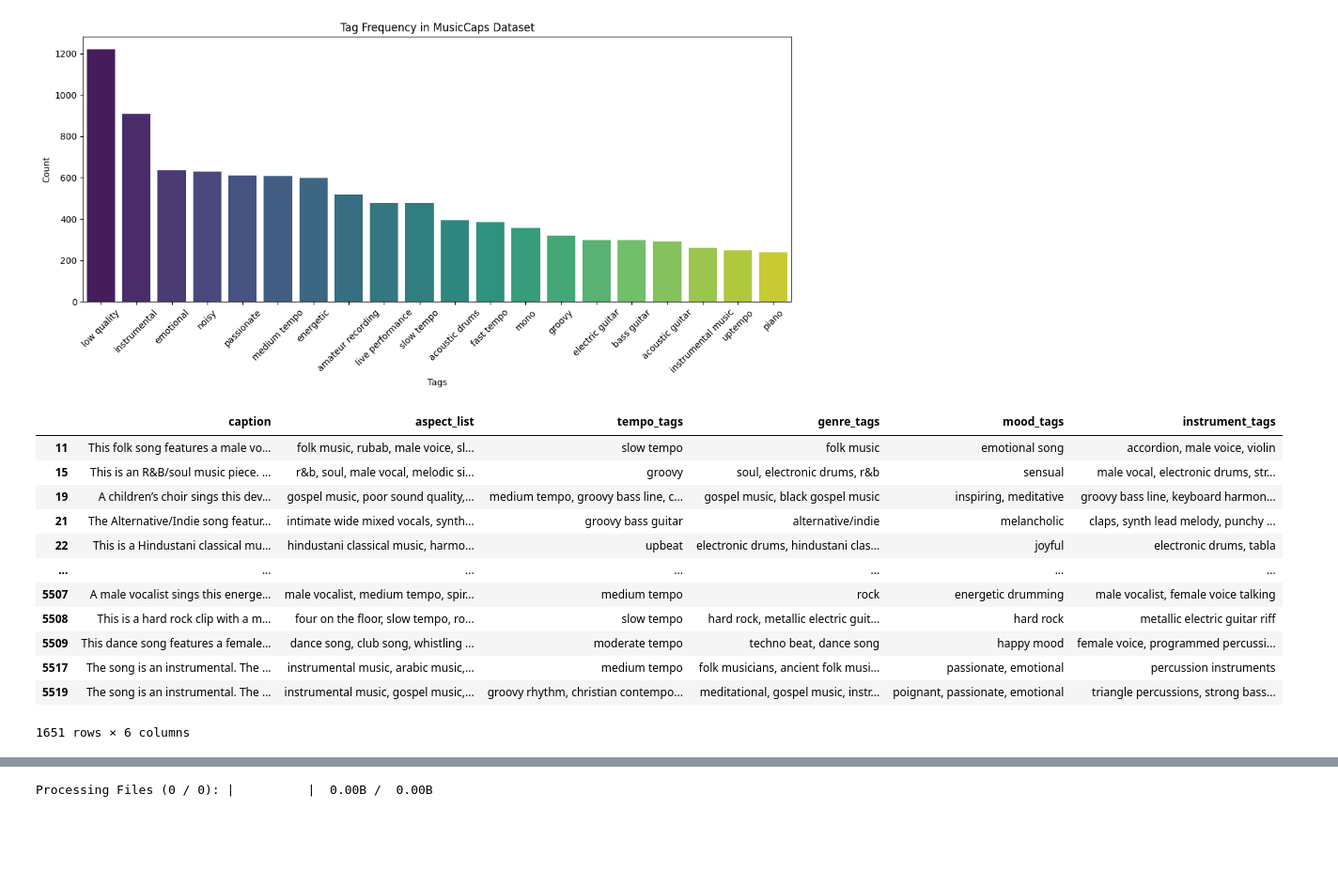
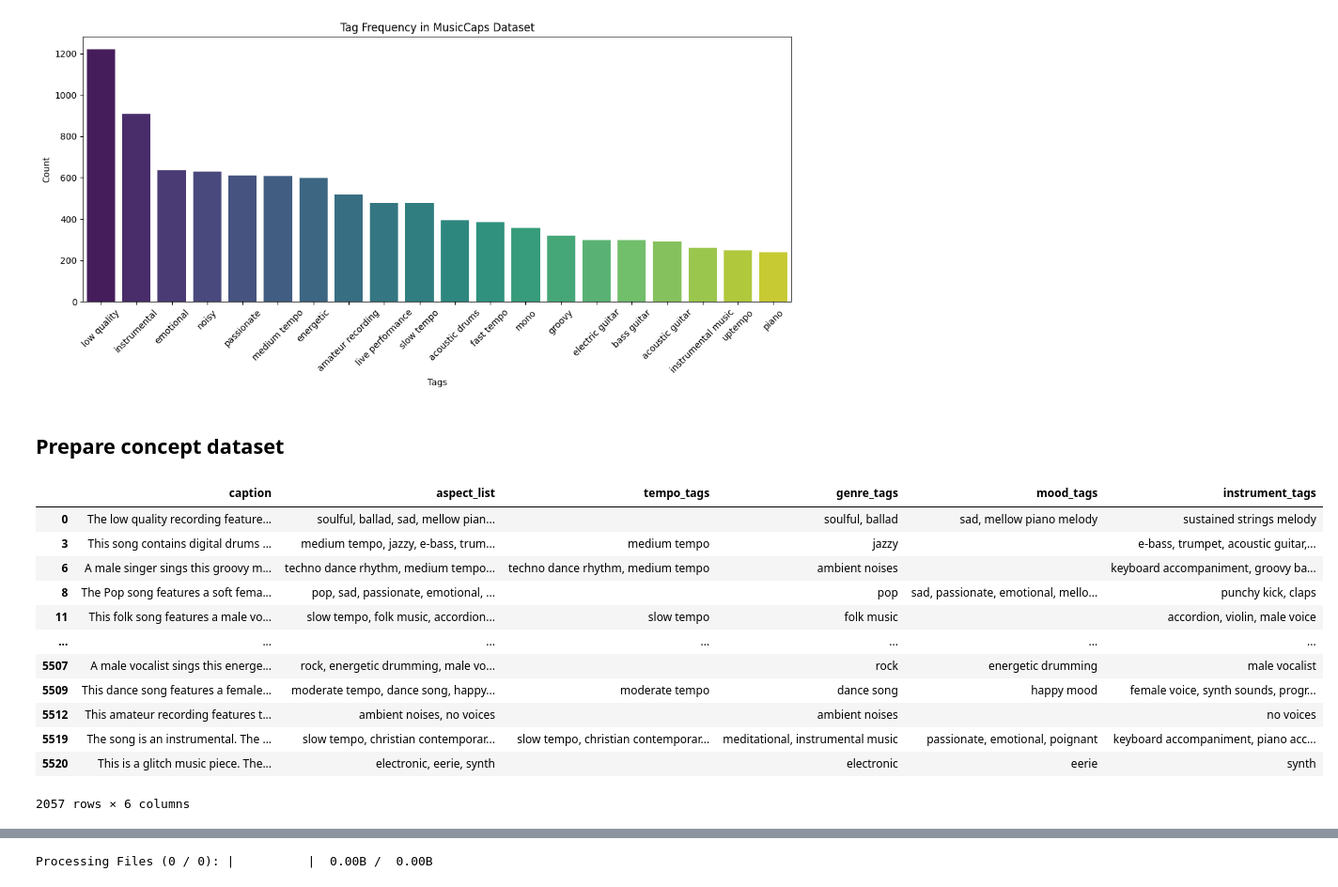
Before and after one commit to BrunoSienkiewicz/ConceptCaps, a Jupyter notebook: notebooks/tags-to-description-dataset.ipynb, the cells around one changed output, grey strips where cells are left out. Shown at 94% size. Drawn from its saved outputs; the diff is of its cells as text; code cells hidden in the pictures; blank space fills up the shorter version.

```diff
--- a/notebooks/tags-to-description-dataset.ipynb
+++ b/notebooks/tags-to-description-dataset.ipynb
@@ -38,12 +44,14 @@ Passing `palette` without assigning `hue` is deprecated and will be removed in v
 [figure]
 # %%
 tag_counts_df.to_csv("../data/musiccaps_tag_frequencies.csv", index=False)
+# %% [markdown]
+## Prepare concept dataset
 # %%
 def extract_tags(song_tags, concept_tags):
     res = []
     for c_tag in concept_tags:
         for s_tag in song_tags:
-            if c_tag in s_tag:
+            if c_tag == s_tag:
                 res.append(s_tag)
     return list(set(res))
 # %%
@@ -55,28 +63,27 @@ for concept, tags in concepts.items():
     )
 # %%
 df_train = df_train[["caption", "aspect_list_transformed", "tempo_tags", "genre_tags", "mood_tags", "instrument_tags"]]
-df_train = df_train[(df_train['tempo_tags'].map(len) > 0) &
-                    (df_train['genre_tags'].map(len) > 0) &
-                    (df_train['mood_tags'].map(len) > 0) &
+df_train = df_train[(df_train['genre_tags'].map(len) > 0) &
                     (df_train['instrument_tags'].map(len) > 0)]
-df_train["aspect_list"] = df_train["aspect_list_transformed"].apply(lambda x: ', '.join(x))
+df_train["combined_tags"] = df_train["tempo_tags"] + df_train["genre_tags"] + df_train["mood_tags"] + df_train["instrument_tags"]
+df_train["aspect_list"] = df_train["combined_tags"].apply(lambda x: ', '.join(x))
 df_train["tempo_tags"] = df_train["tempo_tags"].apply(lambda x: ', '.join(x))
 df_train["genre_tags"] = df_train["genre_tags"].apply(lambda x: ', '.join(x))
 df_train["mood_tags"] = df_train["mood_tags"].apply(lambda x: ', '.join(x))
 df_train["instrument_tags"] = df_train["instrument_tags"].apply(lambda x: ', '.join(x))
 df_train = df_train[["caption", "aspect_list", "tempo_tags", "genre_tags", "mood_tags", "instrument_tags"]]
 df_train
 # %% [output]
 |  | caption | aspect_list | tempo_tags | genre_tags | mood_tags | instrument_tags |
-| 11 | This folk song features a male vo... | folk music, rubab, male voice, sl... | slow tempo | folk music | emotional song | accordion, male voice, violin |
-| 15 | This is an R&B/soul music piece. ... | r&b, soul, male vocal, melodic si... | groovy | soul, electronic drums, r&b | sensual | male vocal, electronic drums, str... |
-| 19 | A children’s choir sings this dev... | gospel music, poor sound quality,... | medium tempo, groovy bass line, c... | gospel music, black gospel music | inspiring, meditative | groovy bass line, keyboard harmon... |
-| 21 | The Alternative/Indie song featur... | intimate wide mixed vocals, synth... | groovy bass guitar | alternative/indie | melancholic | claps, synth lead melody, punchy ... |
-| 22 | This is a Hindustani classical mu... | hindustani classical music, harmo... | upbeat | electronic drums, hindustani clas... | joyful | electronic drums, tabla |
+| 0 | The low quality recording feature... | soulful, ballad, sad, mellow pian... |  | soulful, ballad | sad, mellow piano melody | sustained strings melody |
+| 3 | This song contains digital drums ... | medium tempo, jazzy, e-bass, trum... | medium tempo | jazzy |  | e-bass, trumpet, acoustic guitar,... |
+| 6 | A male singer sings this groovy m... | techno dance rhythm, medium tempo... | techno dance rhythm, medium tempo | ambient noises |  | keyboard accompaniment, groovy ba... |
+| 8 | The Pop song features a soft fema... | pop, sad, passionate, emotional, ... |  | pop | sad, passionate, emotional, mello... | punchy kick, claps |
+| 11 | This folk song features a male vo... | slow tempo, folk music, accordion... | slow tempo | folk music |  | accordion, violin, male voice |
 | ... | ... | ... | ... | ... | ... | ... |
-| 5507 | A male vocalist sings this energe... | male vocalist, medium tempo, spir... | medium tempo | rock | energetic drumming | male vocalist, female voice talking |
-| 5508 | This is a hard rock clip with a m... | four on the floor, slow tempo, ro... | slow tempo | hard rock, metallic electric guit... | hard rock | metallic electric guitar riff |
-| 5509 | This dance song features a female... | dance song, club song, whistling ... | moderate tempo | techno beat, dance song | happy mood | female voice, programmed percussi... |
-| 5517 | The song is an instrumental. The ... | instrumental music, arabic music,... | medium tempo | folk musicians, ancient folk musi... | passionate, emotional | percussion instruments |
-| 5519 | The song is an instrumental. The ... | instrumental music, gospel music,... | groovy rhythm, christian contempo... | meditational, gospel music, instr... | poignant, passionate, emotional | triangle percussions, strong bass... |
+| 5507 | A male vocalist sings this energe... | rock, energetic drumming, male vo... |  | rock | energetic drumming | male vocalist |
+| 5509 | This dance song features a female... | moderate tempo, dance song, happy... | moderate tempo | dance song | happy mood | female voice, synth sounds, progr... |
+| 5512 | This amateur recording features t... | ambient noises, no voices |  | ambient noises |  | no voices |
+| 5519 | The song is an instrumental. The ... | slow tempo, christian contemporar... | slow tempo, christian contemporar... | meditational, instrumental music | passionate, emotional, poignant | keyboard accompaniment, piano acc... |
+| 5520 | This is a glitch music piece. The... | electronic, eerie, synth |  | electronic | eerie | synth |
-1651 rows × 6 columns
+2057 rows × 6 columns
```
Also changed, not shown: parts of 10 cells of this notebook, 5 other files.
